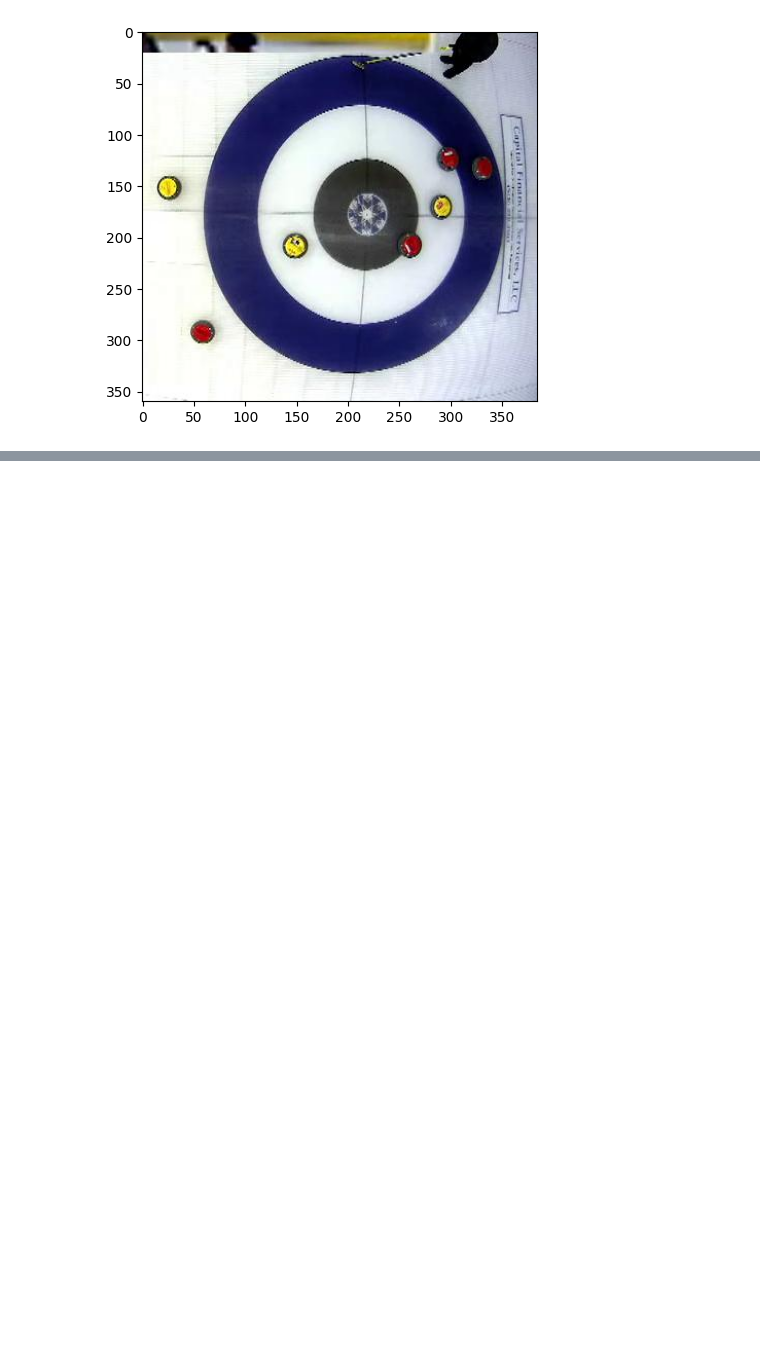
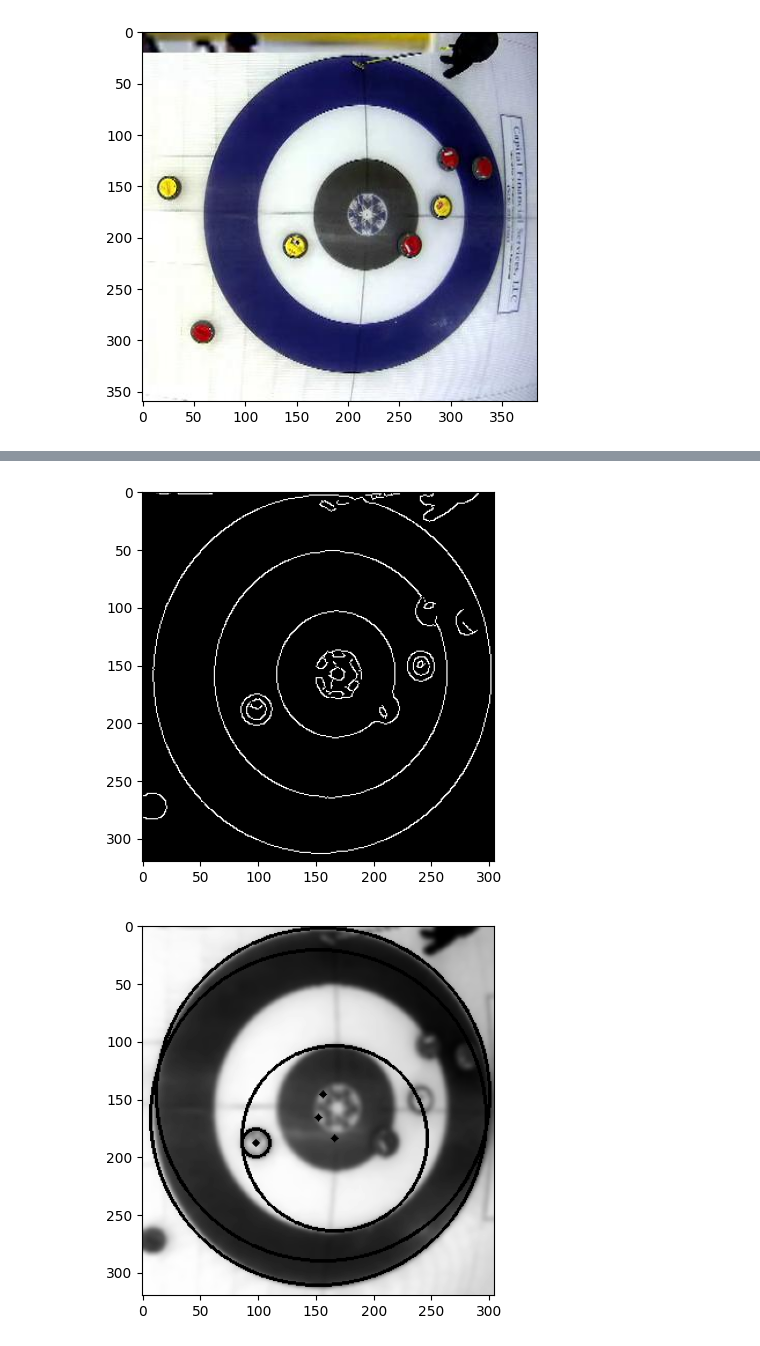
Before and after one commit to anderm18/CurlingVAR, a Jupyter notebook: CurlingSegmentationipynb.ipynb, the cells around one changed output, grey strips where cells are left out. Drawn from its saved outputs; the diff is of its cells as text; code cells hidden in the pictures; blank space fills up the shorter version.

```diff
--- a/CurlingSegmentationipynb.ipynb
+++ b/CurlingSegmentationipynb.ipynb
@@ -156,0 +185,36 @@ correct_perspective("/content/drive/My Drive/achilles2022_out/images/100.jpg")
+# %%
+img = cv2.imread("/content/drive/My Drive/achilles2022_out/images/100.jpg", cv2.IMREAD_GRAYSCALE)[20:340, 50:355]
+
+img = img.astype(float)
+sigma = 2
+low, high = 50, 100
+ksize = (4*sigma+1, 4*sigma+1)
+img = cv2.GaussianBlur(img, ksize, sigma).astype(np.uint8)
+
+dist = lambda p1, p2: np.sqrt((p1[0] - p2[0])**2 + (p1[1] - p2[1])**2)
+
+plt.imshow(img, cmap='gray')
+edge = cv2.Canny(img, low, high)
+circles = cv2.HoughCircles(edge, cv2.HOUGH_GRADIENT,1,20, \
+                            param1=50,param2=59,minRadius=5,maxRadius=0)
+
+plt.imshow(edge, cmap='gray')
+plt.show()
+
+if circles is not None:
+    # Convert the circle parameters a, b and r to integers.
+    circles = np.uint16(np.around(circles))
+    for pt in circles[0, :]:
+      image_center = (img.shape[1] // 2, img.shape[0] // 2)
+      central = min(circles[0, :], key=lambda x: dist(image_center, (x[0], x[1])))
+
+      a, b, r = pt[0], pt[1], pt[2]
+      cv2.circle(img, (a, b), r, (0, 255, 0), 2)
+      cv2.circle(img, (a, b), 1, (0, 0, 255), 3)
+
+      distance = dist((a, b), (central[0], central[1]))
+plt.imshow(img, cmap='gray')
+plt.show()
+# %% [output]
+[figure, added]
+[figure, added]
```
Also changed, not shown: parts of 4 cells of this notebook.
